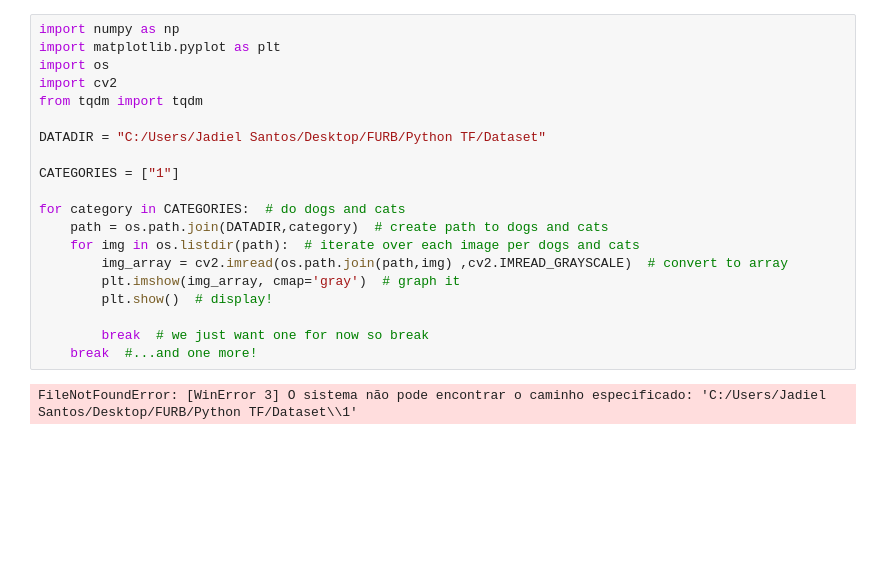
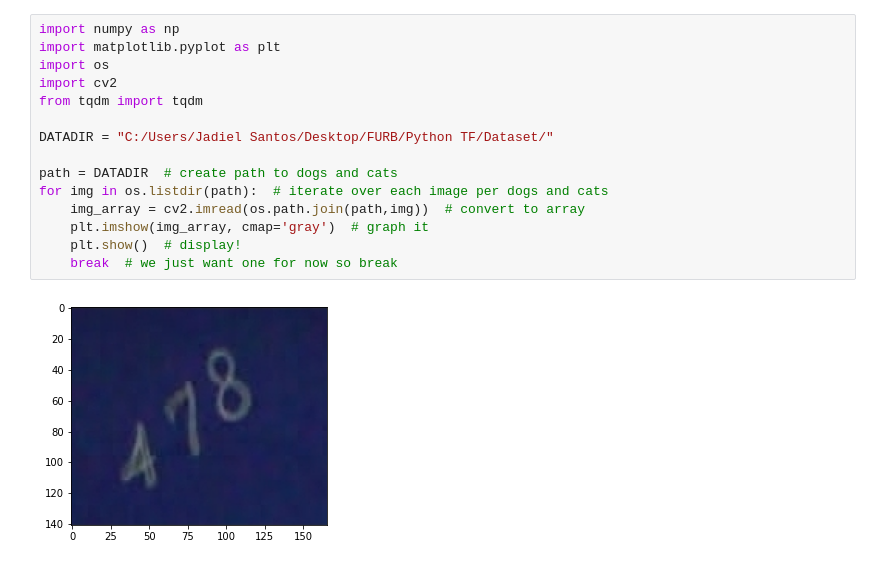
Before and after one commit to JadielSantos/trabpdi, a Jupyter notebook: Main.ipynb, the cells around one changed output. Saved outputs shown, nothing was run; the diff lists cells and outputs as text; blank space fills up the shorter version.

```diff
--- a/Main.ipynb
+++ b/Main.ipynb
@@ -1,22 +1,17 @@
 # %%
 import numpy as np
 import matplotlib.pyplot as plt
 import os
 import cv2
 from tqdm import tqdm
 
-DATADIR = "C:/Users/Jadiel Santos/Desktop/FURB/Python TF/Dataset"
+DATADIR = "C:/Users/Jadiel Santos/Desktop/FURB/Python TF/Dataset/"
 
-CATEGORIES = ["1"]
-
-for category in CATEGORIES:  # do dogs and cats
-    path = os.path.join(DATADIR,category)  # create path to dogs and cats
-    for img in os.listdir(path):  # iterate over each image per dogs and cats
-        img_array = cv2.imread(os.path.join(path,img) ,cv2.IMREAD_GRAYSCALE)  # convert to array
-        plt.imshow(img_array, cmap='gray')  # graph it
-        plt.show()  # display!
-
-        break  # we just want one for now so break
-    break  #...and one more!
+path = DATADIR  # create path to dogs and cats
+for img in os.listdir(path):  # iterate over each image per dogs and cats
+    img_array = cv2.imread(os.path.join(path,img))  # convert to array
+    plt.imshow(img_array, cmap='gray')  # graph it
+    plt.show()  # display!
+    break  # we just want one for now so break
 # %% [output]
-FileNotFoundError: [WinError 3] O sistema não pode encontrar o caminho especificado: 'C:/Users/Jadiel Santos/Desktop/FURB/Python TF/Dataset\\1'
+[figure, added]
```
